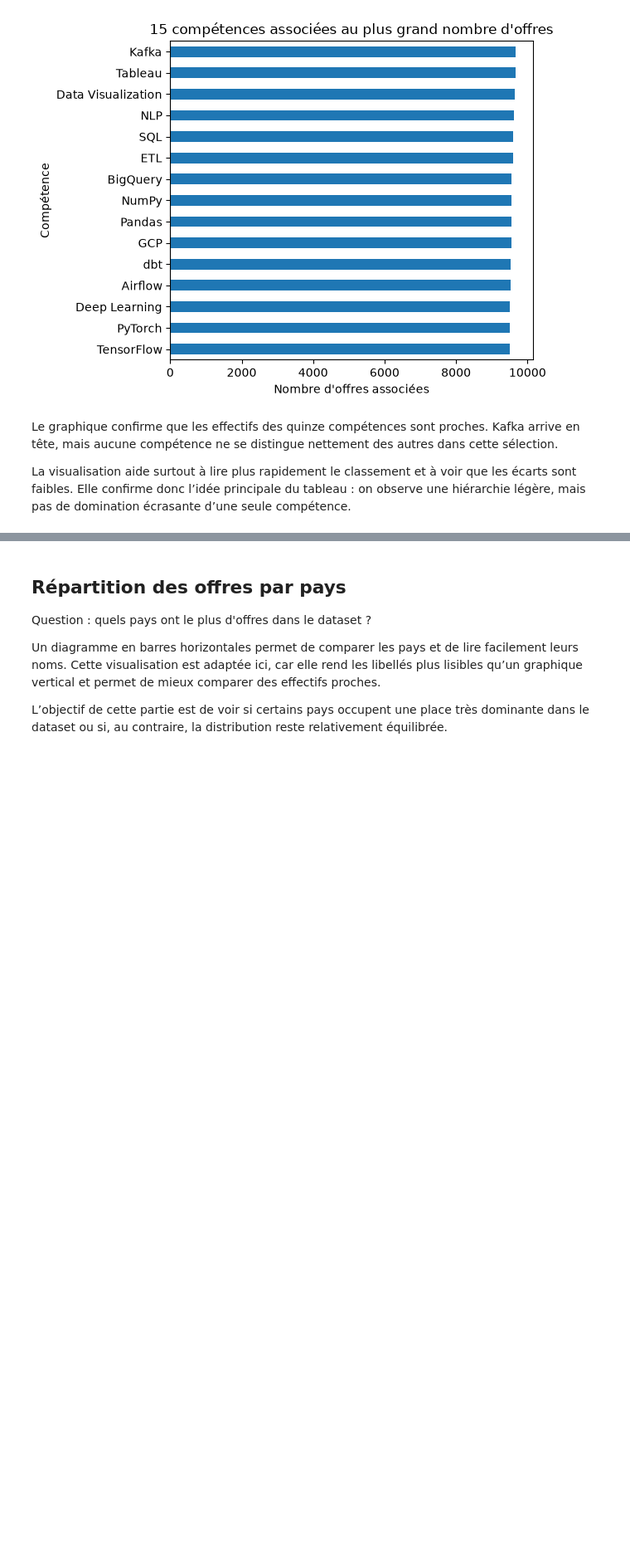
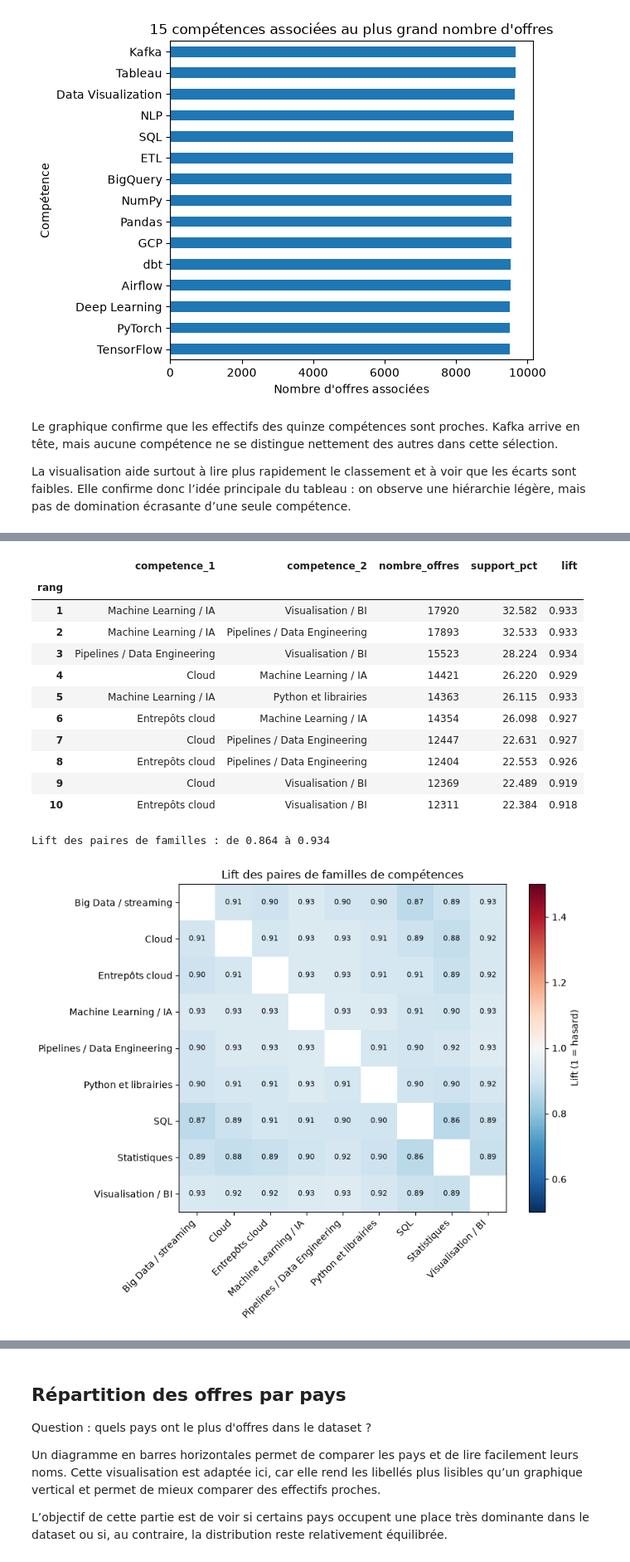
Before and after one commit to cremeliaondagui26-cloud/JobMatch, a Jupyter notebook: notebooks/EDA.ipynb, the cells around one changed output, grey strips where cells are left out. Shown at 83% size. Drawn from its saved outputs; the diff is of its cells as text; code cells hidden in the pictures; blank space fills up the shorter version.

```diff
--- a/notebooks/EDA.ipynb
+++ b/notebooks/EDA.ipynb
@@ -505,0 +704,38 @@ La visualisation aide surtout à lire plus rapidement le classement et à voir q
+# %%
+import numpy as np
+from src.analysis import SKILL_FAMILIES, to_skill_families
+
+familles_offres = to_skill_families(competences_offres)
+composition = pd.Series(SKILL_FAMILIES).rename_axis("competence").reset_index(name="famille").groupby("famille").competence.agg(", ".join)
+
+frequence_familles = familles_offres.groupby("skill").job_id.nunique().rename("nombre_offres").to_frame()
+frequence_familles["pct_offres"] = frequence_familles.nombre_offres / offres.job_id.nunique() * 100
+frequence_familles["nombre_competences"] = pd.Series(SKILL_FAMILIES).value_counts()
+frequence_familles["competences"] = composition
+frequence_familles.index.name = "famille"
+display(frequence_familles.sort_values("nombre_offres", ascending=False).round(1))
+
+# Paires de familles : support et lift, comme pour les compétences
+paires_familles = skill_pairs(offres, familles_offres).reset_index(drop=True)
+paires_familles.index = pd.RangeIndex(1, len(paires_familles) + 1, name="rang")
+display(paires_familles.head(10).round(3))
+print(f"Lift des paires de familles : de {paires_familles.lift.min():.3f} à {paires_familles.lift.max():.3f}")
+
+# Heatmap du lift : blanc = 1 (hasard), rouge = plus souvent ensemble, bleu = moins souvent
+from matplotlib.colors import TwoSlopeNorm
+noms_familles = sorted(frequence_familles.index)
+matrice_lift = paires_familles.pivot(index="competence_1", columns="competence_2", values="lift")
+matrice_lift = matrice_lift.reindex(index=noms_familles, columns=noms_familles)
+matrice_lift = matrice_lift.combine_first(matrice_lift.T)
+fig, ax = plt.subplots(figsize=(9, 7))
+image = ax.imshow(matrice_lift.to_numpy(), cmap="RdBu_r", norm=TwoSlopeNorm(vmin=0.5, vcenter=1, vmax=1.5))
+ax.set_xticks(range(len(noms_familles)), noms_familles, rotation=45, ha="right")
+ax.set_yticks(range(len(noms_familles)), noms_familles)
+for (ligne, colonne), valeur in np.ndenumerate(matrice_lift.to_numpy()):
+    if not np.isnan(valeur):
+        ax.text(colonne, ligne, f"{valeur:.2f}", ha="center", va="center", fontsize=8)
+fig.colorbar(image, ax=ax, label="Lift (1 = hasard)")
+ax.set_title("Lift des paires de familles de compétences")
+plt.tight_layout()
+plt.show()
+# %% [output]
@@ -505,0 +753,14 @@ La visualisation aide surtout à lire plus rapidement le classement et à voir q
+|  | competence_1 | competence_2 | nombre_offres | support_pct | lift |
+| rang |  |  |  |  |  |
+| 1 | Machine Learning / IA | Visualisation / BI | 17920 | 32.582 | 0.933 |
+| 2 | Machine Learning / IA | Pipelines / Data Engineering | 17893 | 32.533 | 0.933 |
+| 3 | Pipelines / Data Engineering | Visualisation / BI | 15523 | 28.224 | 0.934 |
+| 4 | Cloud | Machine Learning / IA | 14421 | 26.220 | 0.929 |
+| 5 | Machine Learning / IA | Python et librairies | 14363 | 26.115 | 0.933 |
+| 6 | Entrepôts cloud | Machine Learning / IA | 14354 | 26.098 | 0.927 |
+| 7 | Cloud | Pipelines / Data Engineering | 12447 | 22.631 | 0.927 |
+| 8 | Entrepôts cloud | Pipelines / Data Engineering | 12404 | 22.553 | 0.926 |
+| 9 | Cloud | Visualisation / BI | 12369 | 22.489 | 0.919 |
+| 10 | Entrepôts cloud | Visualisation / BI | 12311 | 22.384 | 0.918 |
+Lift des paires de familles : de 0.864 à 0.934
+[figure, added]
```
Also changed, not shown: parts of 37 cells of this notebook, 10 other files.
